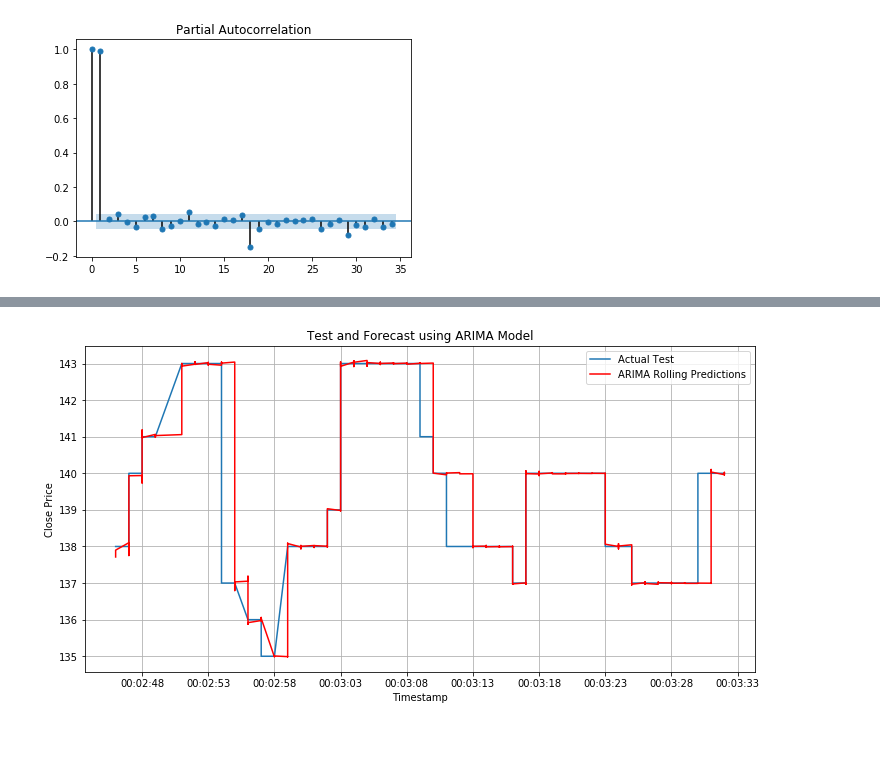
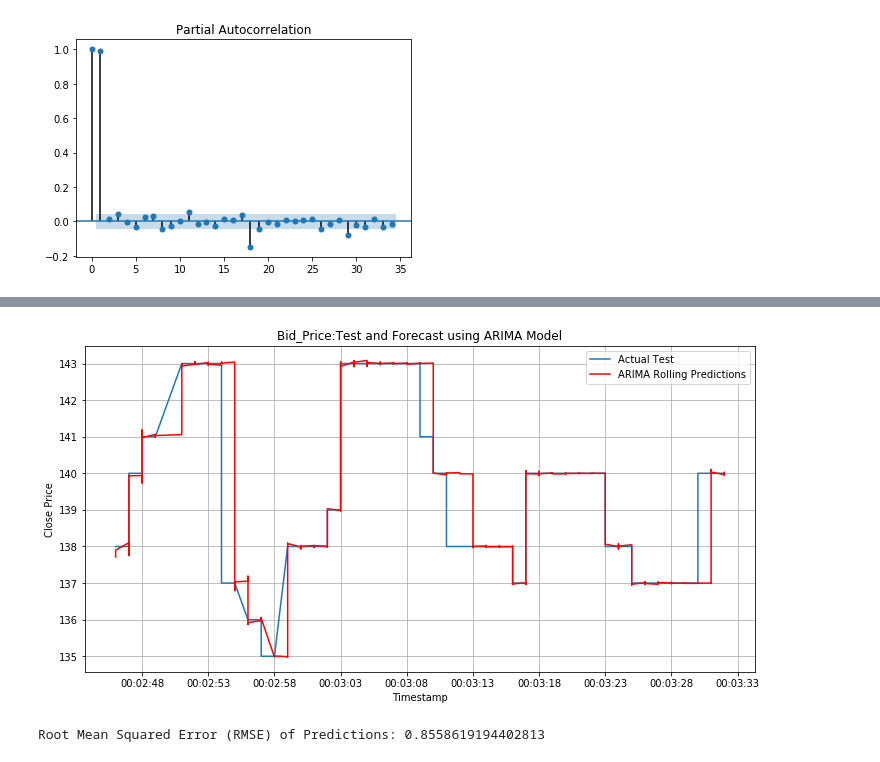
Before and after one commit to UoB-DSMP-2023-24/dsmp-2024-group17, a Jupyter notebook: ARIMA.ipynb, the cells around one changed output, grey strips where cells are left out. Drawn from its saved outputs; the diff is of its cells as text; code cells hidden in the pictures.

```diff
--- a/ARIMA.ipynb
+++ b/ARIMA.ipynb
@@ -397,15 +397,22 @@ predictions_series = pd.Series(predictions, index=test.index)
 # %%
 test_datetime_index = test.index.to_timestamp()
 predictions_datetime_index = predictions_series.index.to_timestamp()
 
 plt.figure(figsize=(12, 6))
 plt.plot(test_datetime_index, test.values, label='Actual Test')
 plt.plot(predictions_datetime_index, predictions_series.values, label='ARIMA Rolling Predictions', color='red')
-plt.title('Test and Forecast using ARIMA Model')
+plt.title('Bid_Price:Test and Forecast using ARIMA Model')
 plt.xlabel('Timestamp')
 plt.ylabel('Close Price')
 plt.legend()
 plt.grid(True)
 plt.show()
 # %% [output]
-[figure, old version]
+[figure, new version]
+# %%
+from sklearn.metrics import mean_squared_error
+
+rmse = np.sqrt(mean_squared_error(test, predictions))
+print(f"Root Mean Squared Error (RMSE) of Predictions: {rmse}")
+# %% [output]
+Root Mean Squared Error (RMSE) of Predictions: 0.8558619194402813
```
Also changed, not shown: parts of 1 cell of this notebook.
